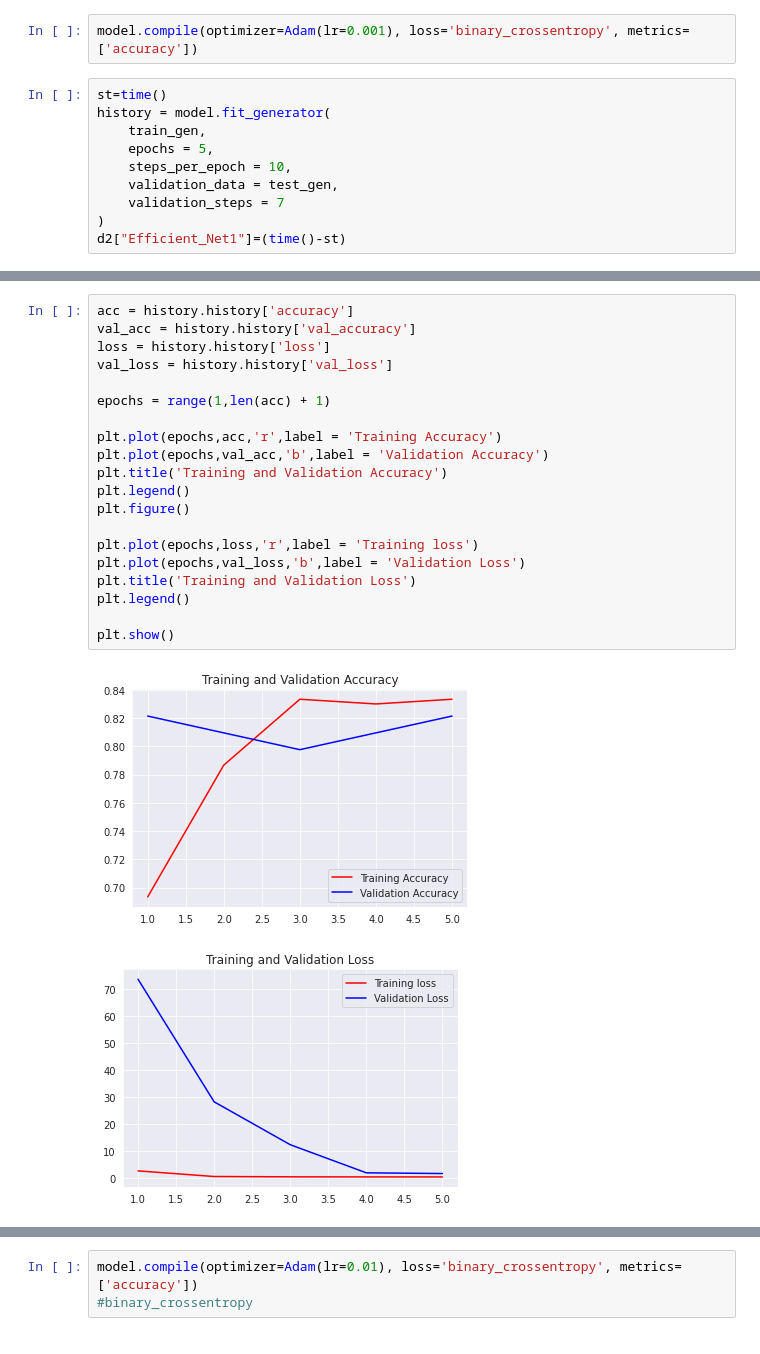
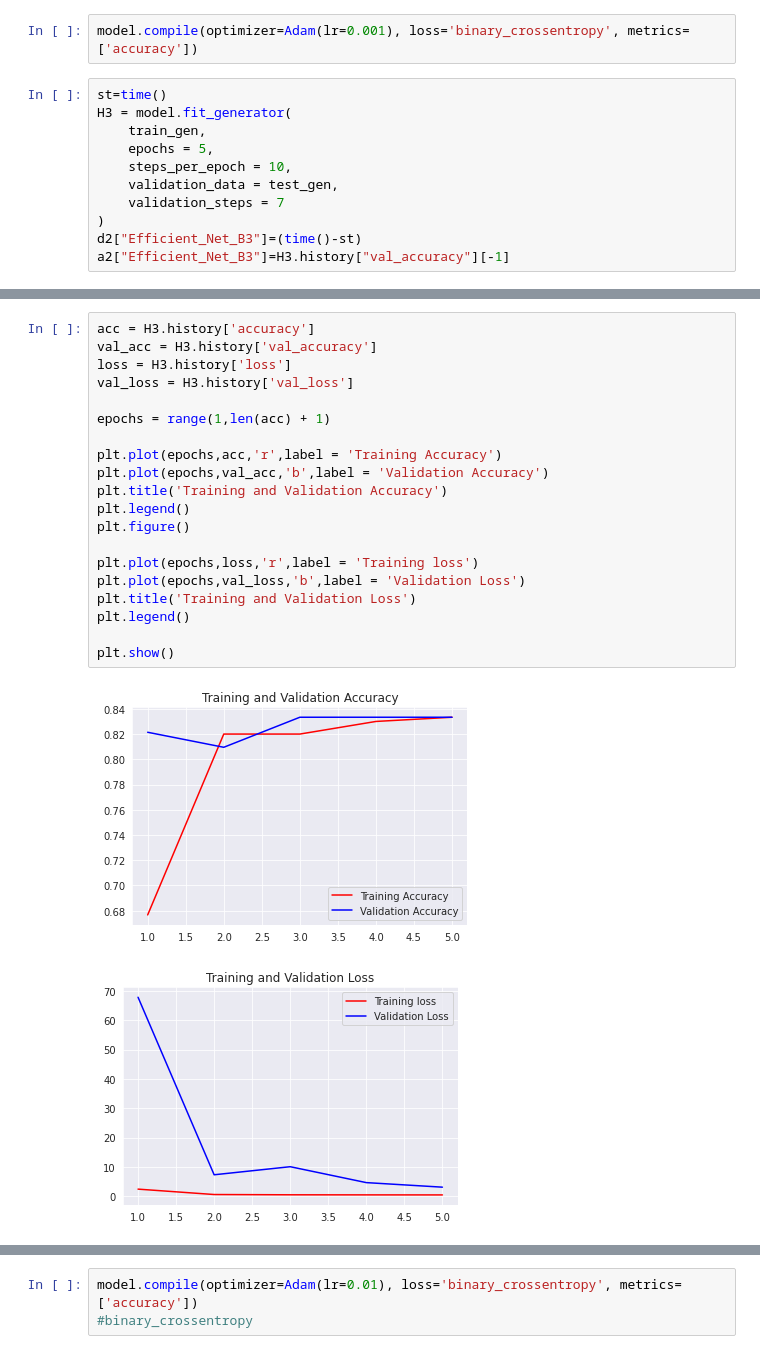
Before and after one commit to Rithvik26/Main_project_Wild_Animals, a Jupyter notebook: Main_Project.ipynb, the cells around one changed output, grey strips where cells are left out. Saved outputs shown, nothing was run; the diff lists cells and outputs as text.

```diff
--- a/Main_Project.ipynb
+++ b/Main_Project.ipynb
@@ -633,13 +637,14 @@ _________________________________________________________________
 model.compile(optimizer=Adam(lr=0.001), loss='binary_crossentropy', metrics=['accuracy'])
 # %%
 st=time()
-history = model.fit_generator(
+H3 = model.fit_generator(
     train_gen,
     epochs = 5,
     steps_per_epoch = 10,
     validation_data = test_gen,
     validation_steps = 7
 )
-d2["Efficient_Net1"]=(time()-st)
+d2["Efficient_Net_B3"]=(time()-st)
+a2["Efficient_Net_B3"]=H3.history["val_accuracy"][-1]
 # %% [output]
 Epoch 1/5
@@ -655,23 +660,23 @@ Epoch 5/5
 # %%
-acc = history.history['accuracy']
-val_acc = history.history['val_accuracy']
-loss = history.history['loss']
-val_loss = history.history['val_loss']
+acc = H3.history['accuracy']
+val_acc = H3.history['val_accuracy']
+loss = H3.history['loss']
+val_loss = H3.history['val_loss']
 
 epochs = range(1,len(acc) + 1)
 
 plt.plot(epochs,acc,'r',label = 'Training Accuracy')
 plt.plot(epochs,val_acc,'b',label = 'Validation Accuracy')
 plt.title('Training and Validation Accuracy')
 plt.legend()
 plt.figure()
 
 plt.plot(epochs,loss,'r',label = 'Training loss')
 plt.plot(epochs,val_loss,'b',label = 'Validation Loss')
 plt.title('Training and Validation Loss')
 plt.legend()
 
 plt.show()
 # %% [output]
-[figure, old version]
+[figure, new version]
-[figure, old version]
+[figure, new version]
```
Also changed, not shown: parts of 11 cells of this notebook.
